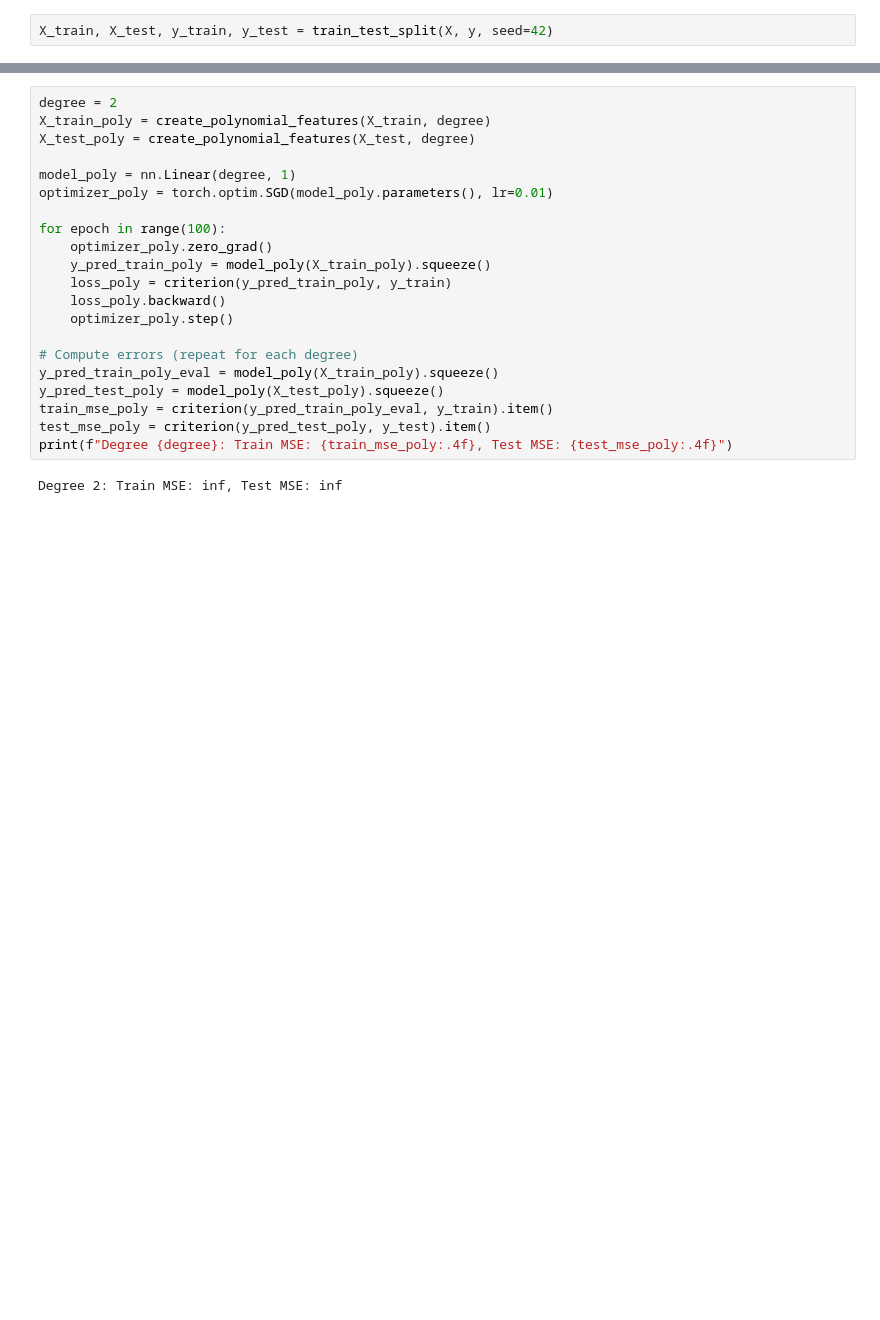
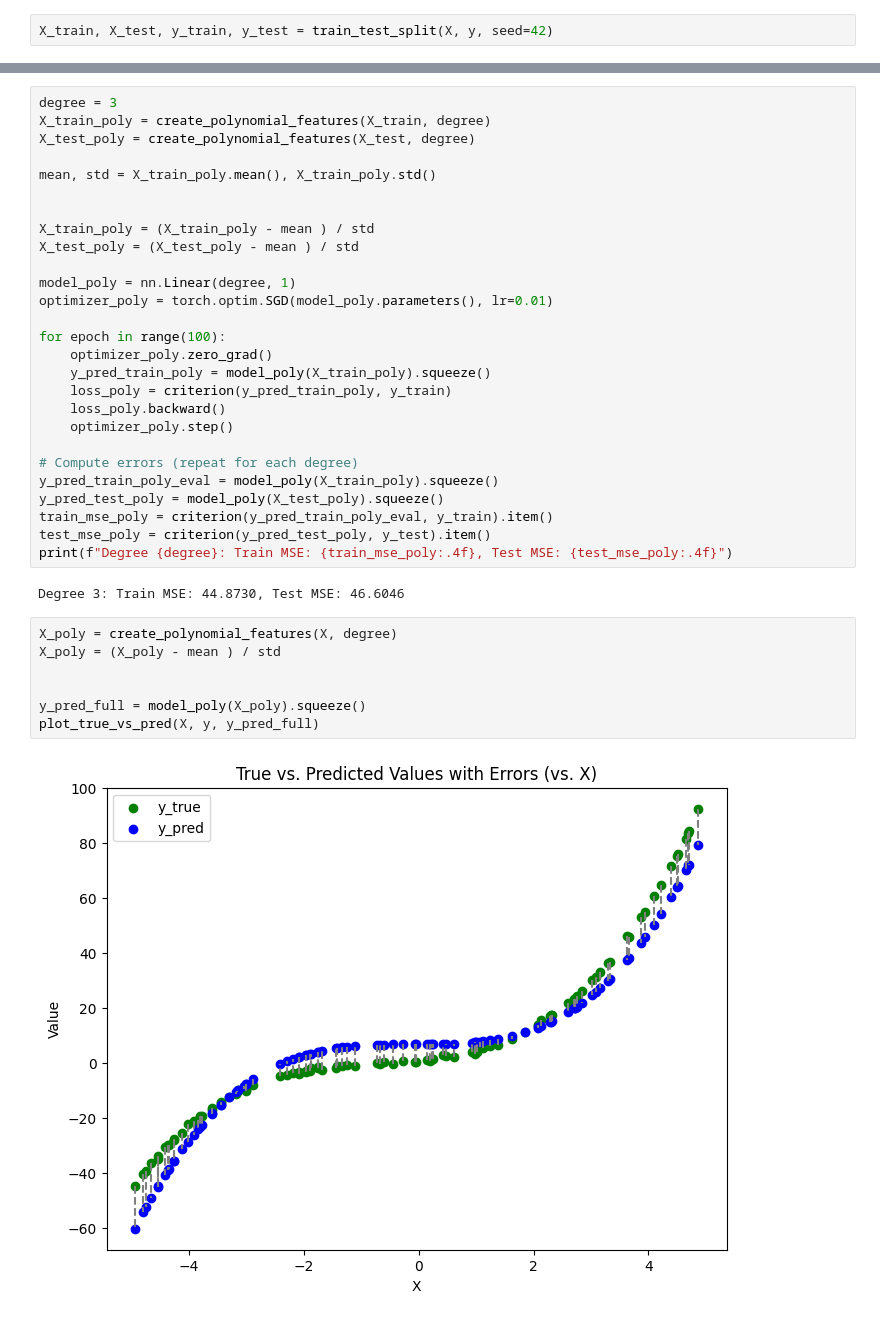
Before and after one commit to uccio999/bestgliwice-mlcourse, a Jupyter notebook: lab1.ipynb, the cells around one changed output, grey strips where cells are left out. Drawn from its saved outputs; the diff is of its cells as text; blank space fills up the shorter version.

```diff
--- a/lab1.ipynb
+++ b/lab1.ipynb
@@ -157,8 +157,14 @@ Train MSE: 147.8525, Test MSE: 90.3069
 [figure]
 # %%
-degree = 2
+degree = 3
 X_train_poly = create_polynomial_features(X_train, degree)
 X_test_poly = create_polynomial_features(X_test, degree)
+
+mean, std = X_train_poly.mean(), X_train_poly.std()
+
+
+X_train_poly = (X_train_poly - mean ) / std
+X_test_poly = (X_test_poly - mean ) / std
 
 model_poly = nn.Linear(degree, 1)
 optimizer_poly = torch.optim.SGD(model_poly.parameters(), lr=0.01)
@@ -177,4 +183,13 @@ train_mse_poly = criterion(y_pred_train_poly_eval, y_train).item()
 test_mse_poly = criterion(y_pred_test_poly, y_test).item()
 print(f"Degree {degree}: Train MSE: {train_mse_poly:.4f}, Test MSE: {test_mse_poly:.4f}")
 # %% [output]
-Degree 2: Train MSE: inf, Test MSE: inf
+Degree 3: Train MSE: 44.8730, Test MSE: 46.6046
+# %%
+X_poly = create_polynomial_features(X, degree)
+X_poly = (X_poly - mean ) / std
+
+
+y_pred_full = model_poly(X_poly).squeeze()
+plot_true_vs_pred(X, y, y_pred_full)
+# %% [output]
+[figure, added]
```
Also changed, not shown: parts of 3 cells of this notebook.
